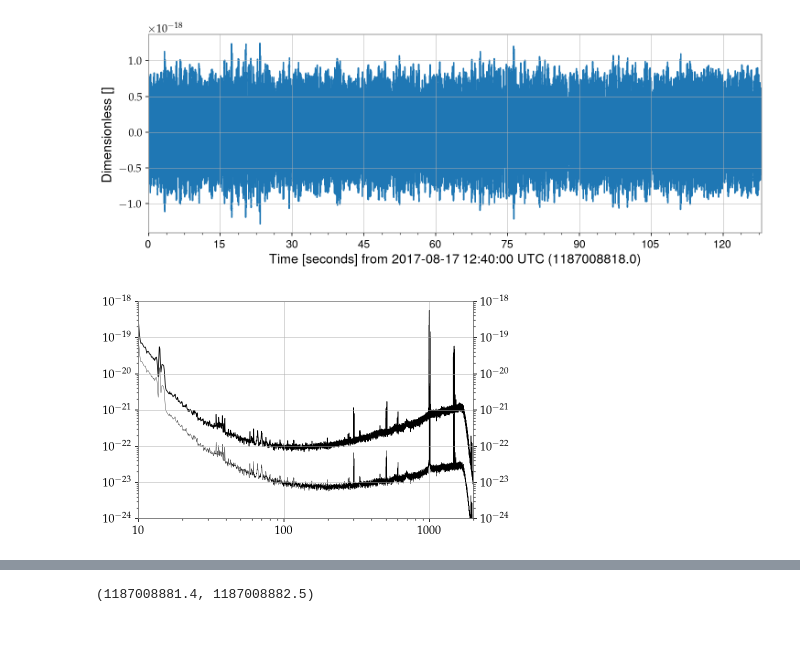
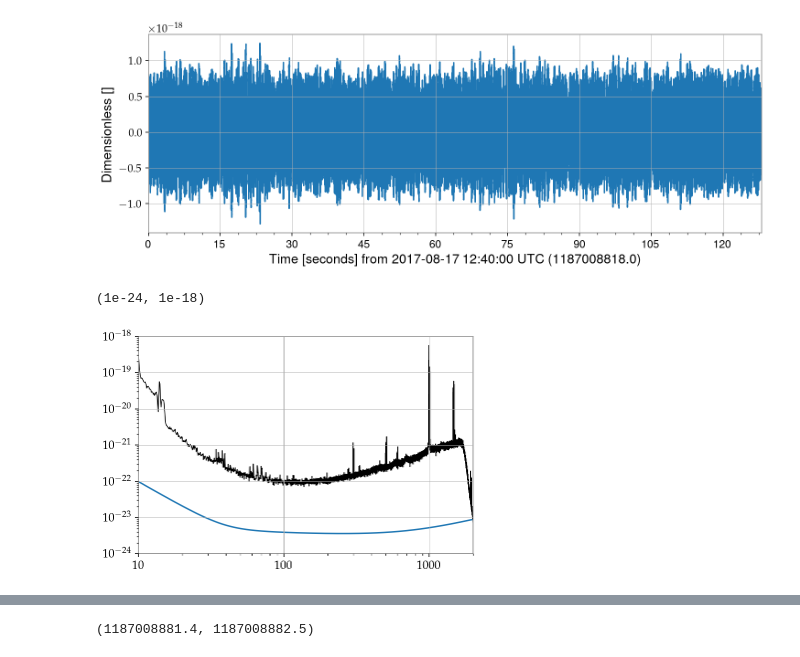
Before and after one commit to jacopok/master-thesis, a Jupyter notebook: thesis/figures/GW170817.ipynb, the cells around one changed output, grey strips where cells are left out. Cells and saved outputs as stored; diff of their text form; code cells hidden in the pictures.

```diff
--- a/thesis/figures/GW170817.ipynb
+++ b/thesis/figures/GW170817.ipynb
@@ -3,6 +3,8 @@
 
 # -- Set a GPS time:
 t0 = 1187008882.4    # -- GW170817
+t1 = 1262276684.0    # -- GW200105_162426
+
 
 #-- Choose detector as H1, L1, or V1
 detector = 'H1'
@@ -45,6 +47,10 @@ strain = strain.crop(center-64, center+64)
 fig1 = strain.plot()
 # %% [output]
 [figure]
+# %%
+strain1 = TimeSeries.read(f1,format='hdf5.losc')
+center1 = int(t1)
+strain1 = strain1.crop(center1-64, center1+64)
 # %%
 from pycbc.waveform import get_fd_waveform
 
@@ -63,18 +70,38 @@ psd = strain.psd(fftlength=8)
 # freqs2 = hp.frequencies
 # %%
 Sa_n = strain.asd(fftlength=8)
+Sa_n1 = strain1.asd(fftlength=8)
 f = Sa_n.frequencies
 
-plt.loglog(f, Sa_n * np.sqrt(f), c='black', label='Noise char strain', lw=.8)
+maxf = max(f).value
+df = (f[1]-f[0]).value
 
-ax = plt.gca()
-ax2 = ax.twinx()
-ax2.loglog(f, Sa_n, c='black', label='Noise ASD', lw=.3)
+from pycbc.psd.analytical import aLIGOZeroDetHighPower
+LIGO_PSD_HIGH_SAMPLING = aLIGOZeroDetHighPower(
+    length=int( maxf / df  + 1),
+    delta_f=df,
+    low_freq_cutoff=0)
+
+LIGO_PSD_HIGH_SAMPLING.at_frequencies = np.vectorize(LIGO_PSD_HIGH_SAMPLING.at_frequency)
+
+S_th = LIGO_PSD_HIGH_SAMPLING.at_frequencies(f.value)
+
+plt.loglog(f, np.sqrt(S_th))
+
+plt.loglog(f, Sa_n, lw=.8)
+plt.loglog(Sa_n1, Sa_n1, lw=.8)
+
+# ax = plt.gca()
+# ax2 = ax.twinx()
+# ax2.loglog(f, Sa_n, c='black', label='Noise ASD', lw=.3)
 
 lims_y = (1e-24, 1e-18)
 lims_x = (10, 2000)
-for a in [ax, ax2]:
-    a.set_xlim(*lims_x)
-    a.set_ylim(*lims_y)
+plt.xlim(lims_x)
+plt.ylim(lims_y)
+# for a in [ax, ax2]:
+#     a.set_xlim(*lims_x)
+#     a.set_ylim(*lims_y)
 # %% [output]
+(1e-24, 1e-18)
-[figure, old version]
+[figure, new version]
```
Also changed, not shown: parts of 4 cells of this notebook, 5 other files.
